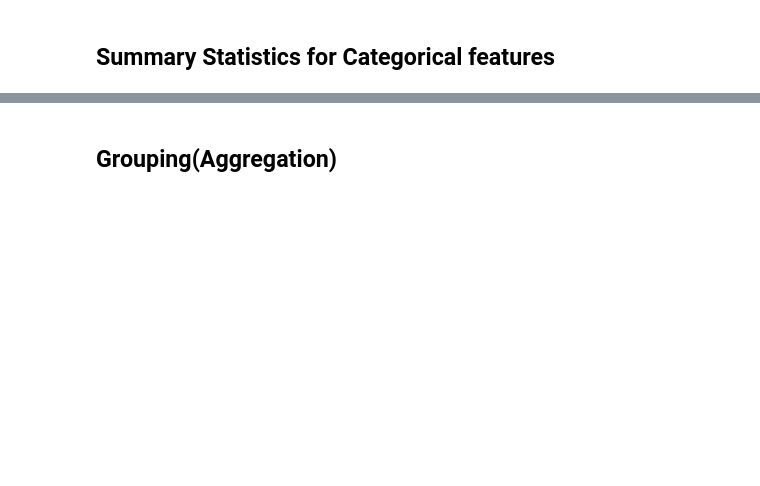
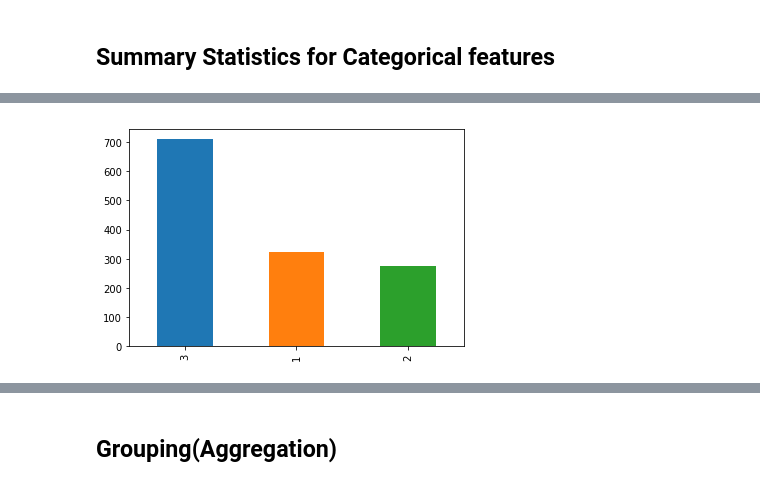
Before and after one commit to adarsh9780/titanic, a Jupyter notebook: notebooks/titanic.ipynb, the cells around one changed output, grey strips where cells are left out. Drawn from its saved outputs; the diff is of its cells as text; code cells hidden in the pictures; blank space fills up the shorter version.

```diff
--- a/notebooks/titanic.ipynb
+++ b/notebooks/titanic.ipynb
@@ -169,3 +401,8 @@ df.Pclass.value_counts()
+# %%
+# Semi colon at the end suppress matplotlib output
+df.Pclass.value_counts().plot(kind='bar');
+# %% [output]
+[figure, added]
 # %%
 # Semi colon at the end suppress matplotlib output
 df.Pclass.value_counts().plot(kind='bar', rot=0, title="No. of Passengers in different classes");
```
Also changed, not shown: parts of 109 cells of this notebook, 1 other file.
